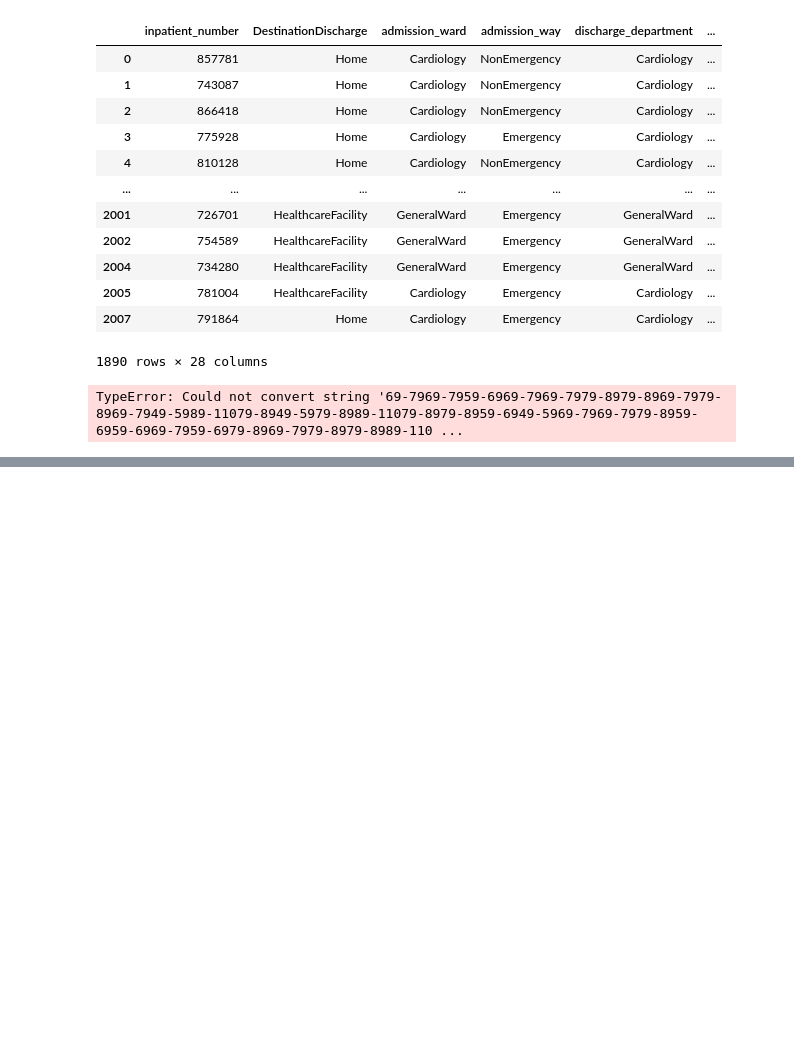
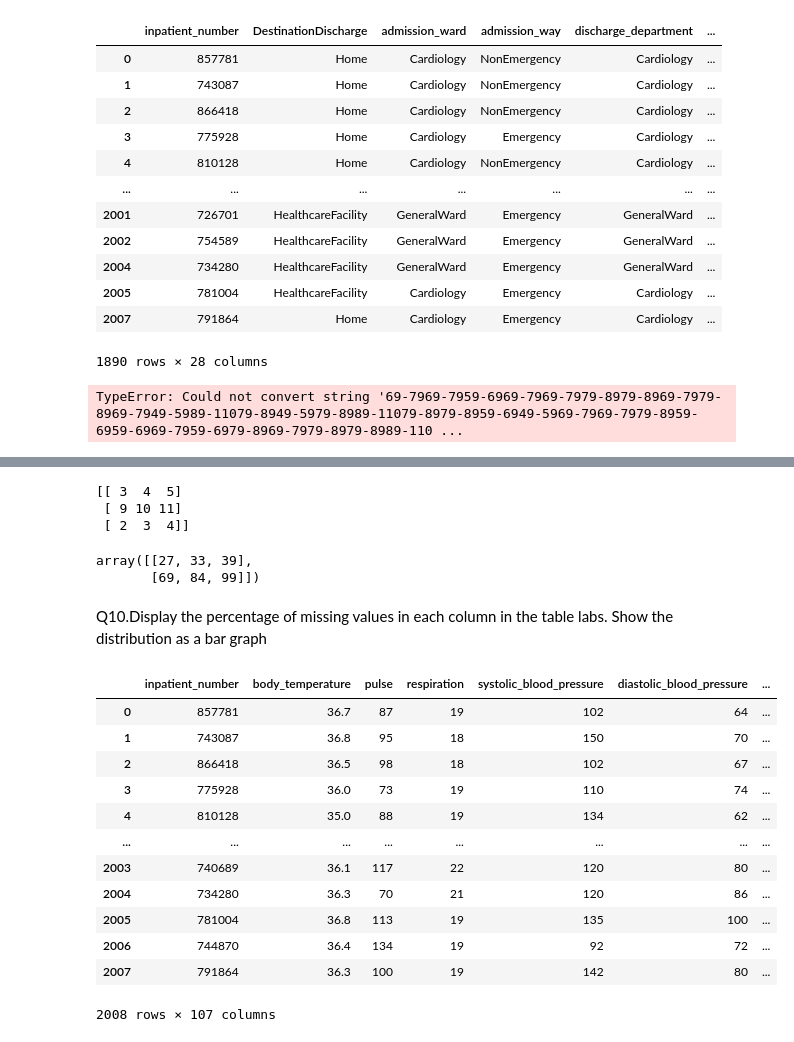
Before and after one commit to Moinandy6/Team9_Py-Stars_Python-Hackathon_Apr24, a Jupyter notebook: Questions1-16.ipynb, the cells around one changed output, grey strips where cells are left out. Drawn from its saved outputs; the diff is of its cells as text; code cells hidden in the pictures; blank space fills up the shorter version.

```diff
--- a/Questions1-16.ipynb
+++ b/Questions1-16.ipynb
@@ -205,0 +206,15 @@ TypeError: Could not convert string '69-7969-7959-6969-7969-7979-8979-8969-7979-
+# %%
+B= np.array([[3, 4, 5], [9, 10, 11],[2,3,4]])
+print(B)
+# %% [output]
+[[ 3  4  5]
+ [ 9 10 11]
+ [ 2  3  4]]
+# %%
+res=np.dot(A,B)
+res
+# %% [output]
+array([[27, 33, 39],
+       [69, 84, 99]])
+# %% [markdown]
+Q10.Display the percentage of missing values in each column in the table labs. Show the distribution as a bar graph
@@ -205,0 +223,18 @@ TypeError: Could not convert string '69-7969-7959-6969-7969-7979-8979-8969-7979-
+# %%
+df_Labs=pd.read_excel("Cardiac_Outcomes.xlsx","Labs")
+# %%
+df_Labs
+# %% [output]
+|  | inpatient_number | body_temperature | pulse | respiration | systolic_blood_pressure | diastolic_blood_pressure | ... |
+| 0 | 857781 | 36.7 | 87 | 19 | 102 | 64 | ... |
+| 1 | 743087 | 36.8 | 95 | 18 | 150 | 70 | ... |
+| 2 | 866418 | 36.5 | 98 | 18 | 102 | 67 | ... |
+| 3 | 775928 | 36.0 | 73 | 19 | 110 | 74 | ... |
+| 4 | 810128 | 35.0 | 88 | 19 | 134 | 62 | ... |
+| ... | ... | ... | ... | ... | ... | ... | ... |
+| 2003 | 740689 | 36.1 | 117 | 22 | 120 | 80 | ... |
+| 2004 | 734280 | 36.3 | 70 | 21 | 120 | 86 | ... |
+| 2005 | 781004 | 36.8 | 113 | 19 | 135 | 100 | ... |
+| 2006 | 744870 | 36.4 | 134 | 19 | 92 | 72 | ... |
+| 2007 | 791864 | 36.3 | 100 | 19 | 142 | 80 | ... |
+2008 rows × 107 columns
```
Also changed, not shown: parts of 31 cells of this notebook.
